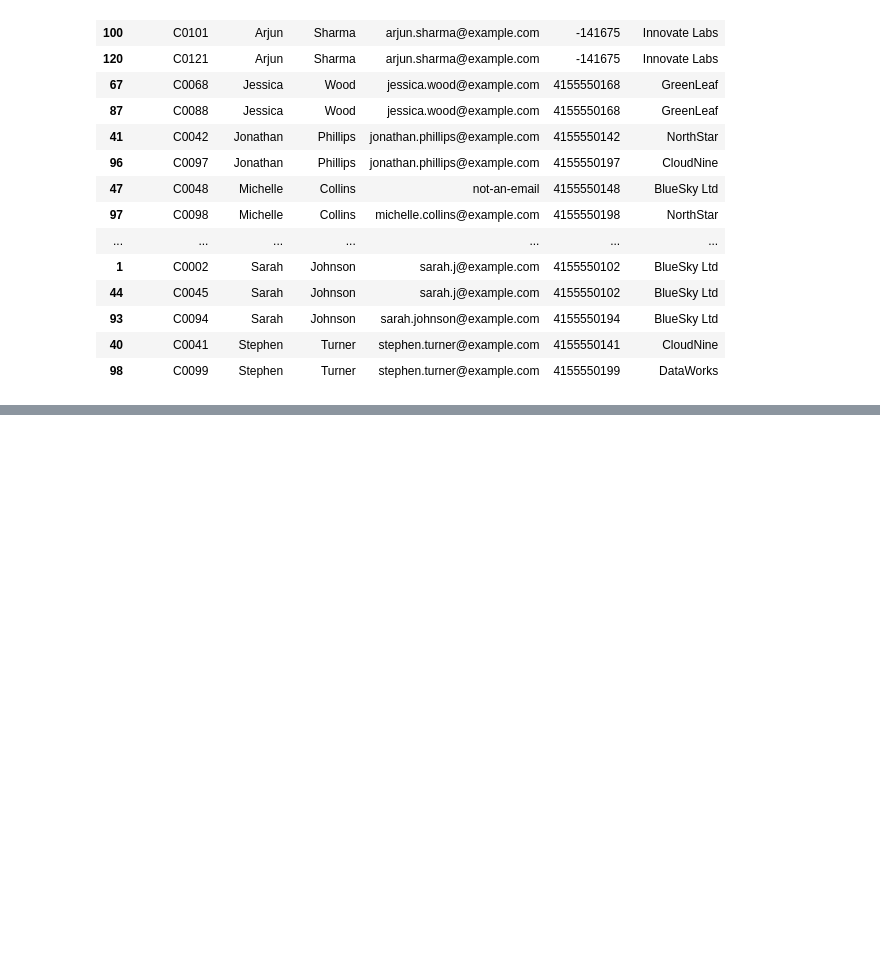
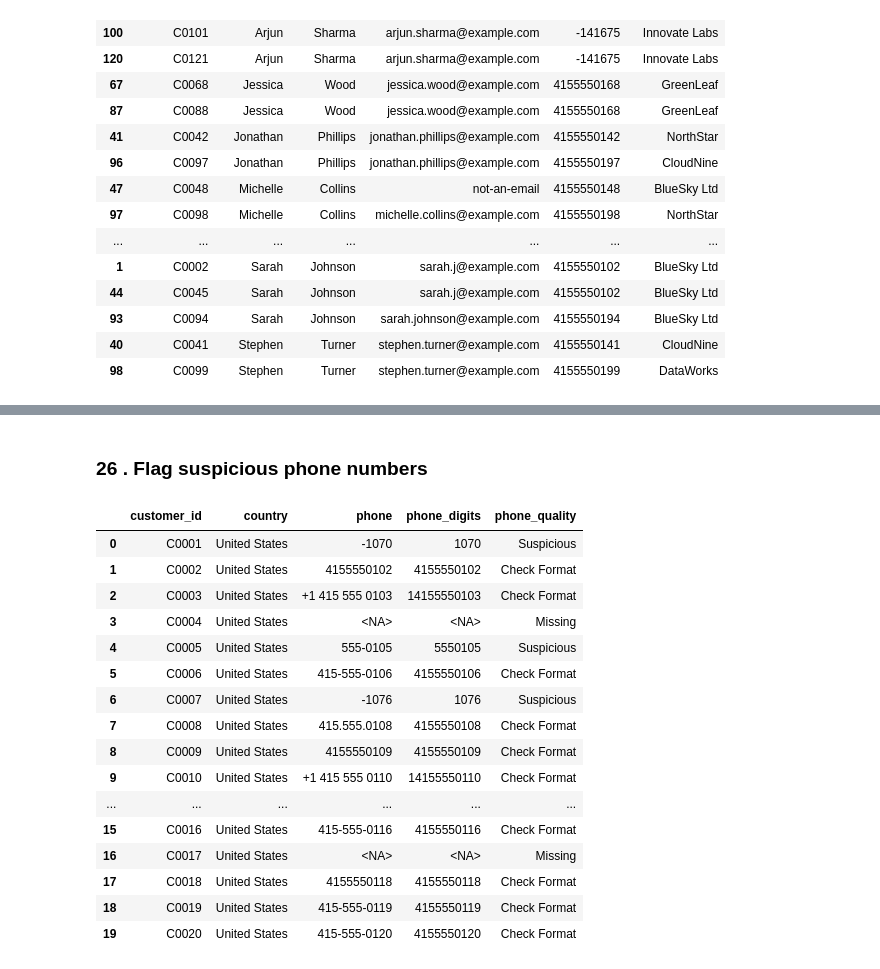
Before and after one commit to tpgx404/crm-contact-data-cleaning, a Jupyter notebook: notebooks/data_quality_analysis.ipynb, the cells around one changed output, grey strips where cells are left out. Drawn from its saved outputs; the diff is of its cells as text; code cells hidden in the pictures; blank space fills up the shorter version.

```diff
--- a/notebooks/data_quality_analysis.ipynb
+++ b/notebooks/data_quality_analysis.ipynb
@@ -373,0 +459,10 @@ potential_duplicate_names[
+# %%
+city_mapping = {
+    "Bangalore": "Bengaluru",
+    "Banglore": "Bengaluru",
+    "bangalore": "Bengaluru"
+}
+
+df_clean["city"] = df_clean["city"].replace(city_mapping)
+
+df_clean["city"].value_counts()
@@ -373,0 +530,15 @@ potential_duplicate_names[
+# %%
+df_clean["phone_original"] = df_raw["phone"]
+
+df_clean["phone"] = (
+    df_clean["phone"]
+    .astype("string")
+    .str.strip()
+)
+
+df_clean["phone_digits"] = (
+    df_clean["phone"]
+    .str.replace(r"\D", "", regex=True)
+)
+
+df_clean[["customer_id", "country", "phone_original", "phone", "phone_digits"]].head(15)
@@ -373,0 +562,34 @@ potential_duplicate_names[
+# %% [markdown]
+### 26 . Flag suspicious phone numbers
+# %%
+df_clean["phone_digits_length"] = df_clean["phone_digits"].str.len()
+
+df_clean["phone_quality"] = np.where(
+    df_clean["phone_digits_length"].isna(),
+    "Missing",
+    np.where(
+        df_clean["phone_digits_length"].isin([10, 11, 12]),
+        "Check Format",
+        "Suspicious"
+    )
+)
+
+df_clean[["customer_id", "country", "phone", "phone_digits", "phone_quality"]].head(20)
+# %% [output]
+|  | customer_id | country | phone | phone_digits | phone_quality |
+| 0 | C0001 | United States | -1070 | 1070 | Suspicious |
+| 1 | C0002 | United States | 4155550102 | 4155550102 | Check Format |
+| 2 | C0003 | United States | +1 415 555 0103 | 14155550103 | Check Format |
+| 3 | C0004 | United States | <NA> | <NA> | Missing |
+| 4 | C0005 | United States | 555-0105 | 5550105 | Suspicious |
+| 5 | C0006 | United States | 415-555-0106 | 4155550106 | Check Format |
+| 6 | C0007 | United States | -1076 | 1076 | Suspicious |
+| 7 | C0008 | United States | 415.555.0108 | 4155550108 | Check Format |
+| 8 | C0009 | United States | 4155550109 | 4155550109 | Check Format |
+| 9 | C0010 | United States | +1 415 555 0110 | 14155550110 | Check Format |
+| ... | ... | ... | ... | ... | ... |
+| 15 | C0016 | United States | 415-555-0116 | 4155550116 | Check Format |
+| 16 | C0017 | United States | <NA> | <NA> | Missing |
+| 17 | C0018 | United States | 4155550118 | 4155550118 | Check Format |
+| 18 | C0019 | United States | 415-555-0119 | 4155550119 | Check Format |
+| 19 | C0020 | United States | 415-555-0120 | 4155550120 | Check Format |
```
Also changed, not shown: parts of 38 cells of this notebook, 3 other files.
